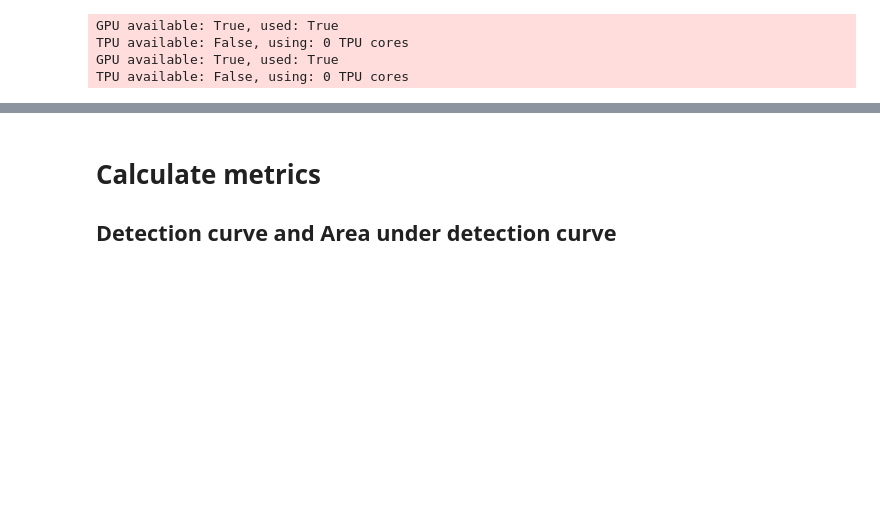
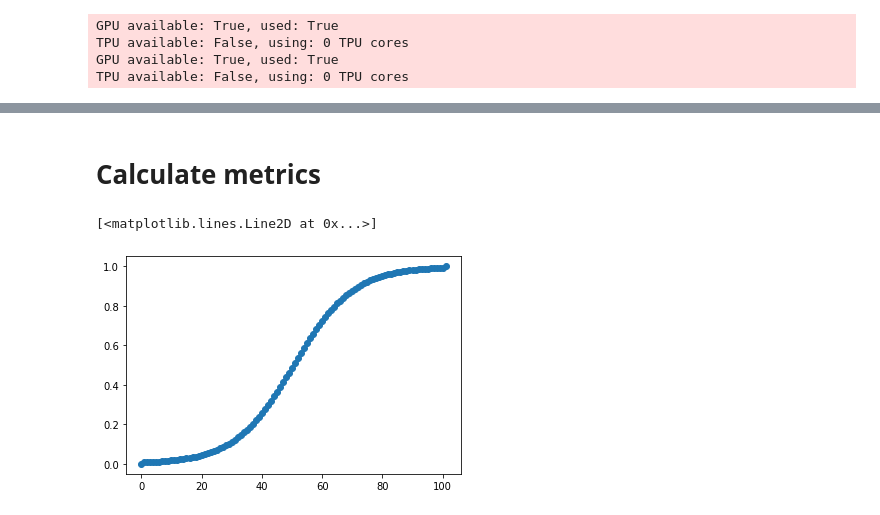
Before and after one commit to romanenkova95/InDiD, a Jupyter notebook: CPD_synthetic_1D.ipynb, the cells around one changed output, grey strips where cells are left out. Saved outputs shown, nothing was run; the diff lists cells and outputs as text; code cells hidden in the pictures; blank space fills up the shorter version.

```diff
--- a/CPD_synthetic_1D.ipynb
+++ b/CPD_synthetic_1D.ipynb
@@ -261,7 +291,5 @@ Metric val_loss improved by 0.022 >= min_delta = 0.01. New best score: 0.454
 # %% [markdown]
 # Calculate metrics
-
-## Detection curve and Area under detection curve
 # %%
 threshold_number = 100
 threshold_list = np.linspace(-5, 5, threshold_number)
@@ -287,0 +298,5 @@ combined_model_2.to('cuda')
+# %%
+plt.plot(threshold_list, 'o')
+# %% [output]
+[<matplotlib.lines.Line2D at 0x...>]
+[figure, added]
```
Also changed, not shown: parts of 39 cells of this notebook, 22 other files.
